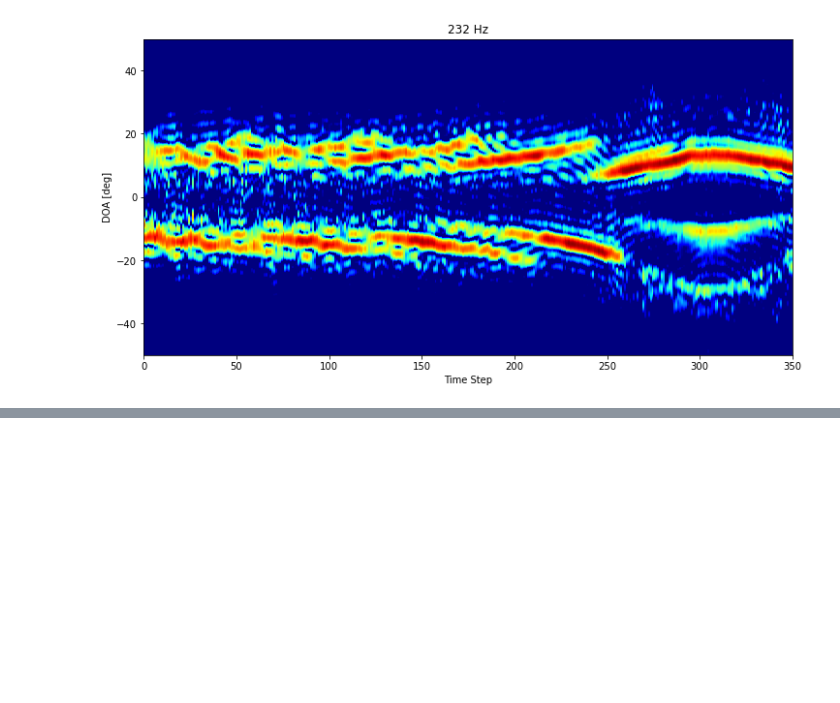
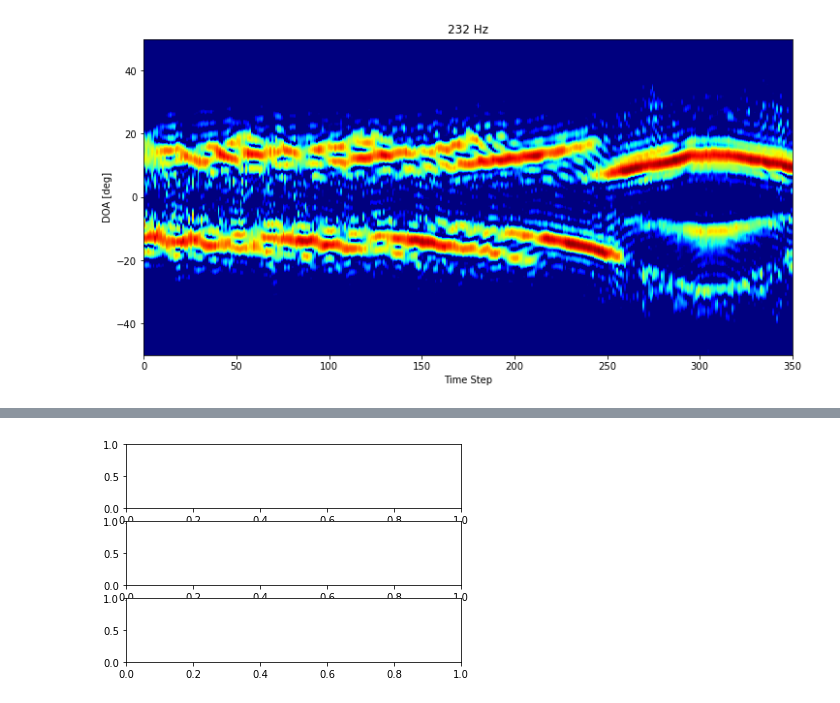
Before and after one commit to NeptuneProjects/BOGP, a Jupyter notebook: Notebooks/process_data.ipynb, the cells around one changed output, grey strips where cells are left out. Cells and saved outputs as stored; diff of their text form; code cells hidden in the pictures; blank space fills up the shorter version.

Commit message:
Figure & results dev

```diff
--- a/Notebooks/process_data.ipynb
+++ b/Notebooks/process_data.ipynb
@@ -123,0 +200,11 @@ len(np.linspace(0.001, 10, 200))
+# %%
+fig, axs = plt.subplots(nrows=3)
+
+
+ax = axs[0]
+
+ax = axs[1]
+
+ax = axs[2]
+# %% [output]
+[figure, added]
```
Also changed, not shown: parts of 7 cells of this notebook.
